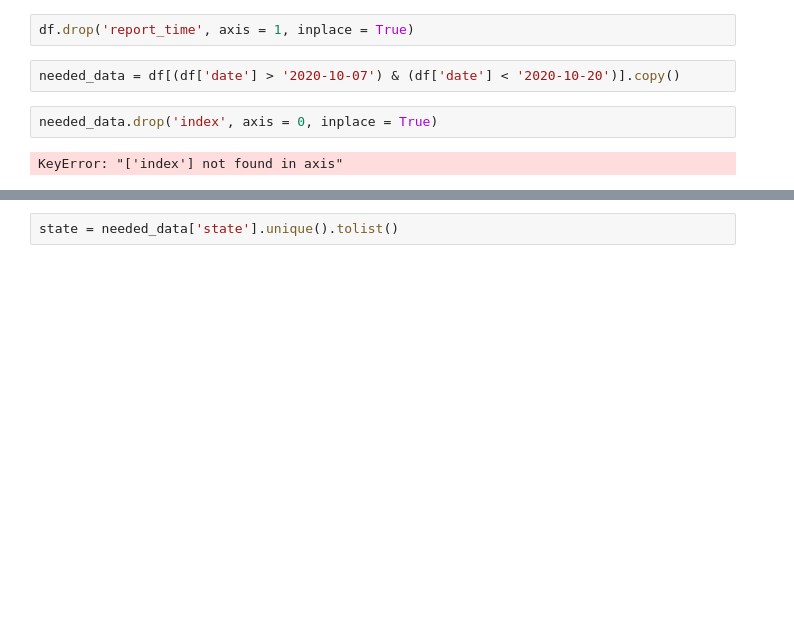
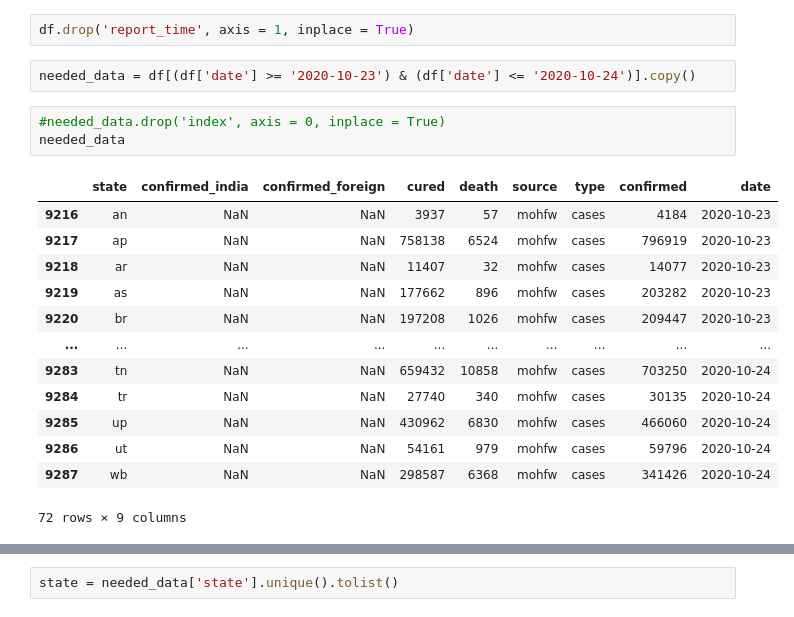
Before and after one commit to Krish8653/Covid_19_India, a Jupyter notebook: Import_Mohfw_JSON.ipynb, the cells around one changed output, grey strips where cells are left out. Cells and saved outputs as stored; diff of their text form; blank space fills up the shorter version.

```diff
--- a/Import_Mohfw_JSON.ipynb
+++ b/Import_Mohfw_JSON.ipynb
@@ -79,11 +77,24 @@ df['date'] = pd.to_datetime(df['date'], errors='coerce')
 # %%
 df.drop('report_time', axis = 1, inplace = True)
 # %%
-needed_data = df[(df['date'] > '2020-10-07') & (df['date'] < '2020-10-20')].copy()
+needed_data = df[(df['date'] >= '2020-10-23') & (df['date'] <= '2020-10-24')].copy()
 # %%
-needed_data.drop('index', axis = 0, inplace = True)
+#needed_data.drop('index', axis = 0, inplace = True)
+needed_data
 # %% [output]
+|  | state | confirmed_india | confirmed_foreign | cured | death | source | type | confirmed | date |
+| 9216 | an | NaN | NaN | 3937 | 57 | mohfw | cases | 4184 | 2020-10-23 |
+| 9217 | ap | NaN | NaN | 758138 | 6524 | mohfw | cases | 796919 | 2020-10-23 |
+| 9218 | ar | NaN | NaN | 11407 | 32 | mohfw | cases | 14077 | 2020-10-23 |
+| 9219 | as | NaN | NaN | 177662 | 896 | mohfw | cases | 203282 | 2020-10-23 |
+| 9220 | br | NaN | NaN | 197208 | 1026 | mohfw | cases | 209447 | 2020-10-23 |
+| ... | ... | ... | ... | ... | ... | ... | ... | ... | ... |
+| 9283 | tn | NaN | NaN | 659432 | 10858 | mohfw | cases | 703250 | 2020-10-24 |
+| 9284 | tr | NaN | NaN | 27740 | 340 | mohfw | cases | 30135 | 2020-10-24 |
+| 9285 | up | NaN | NaN | 430962 | 6830 | mohfw | cases | 466060 | 2020-10-24 |
+| 9286 | ut | NaN | NaN | 54161 | 979 | mohfw | cases | 59796 | 2020-10-24 |
+| 9287 | wb | NaN | NaN | 298587 | 6368 | mohfw | cases | 341426 | 2020-10-24 |
-KeyError: "['index'] not found in axis"
+72 rows × 9 columns
 # %%
 needed_data.set_index('state')
 # %% [output]
```
Also changed, not shown: parts of 13 cells of this notebook, 5 other files.
